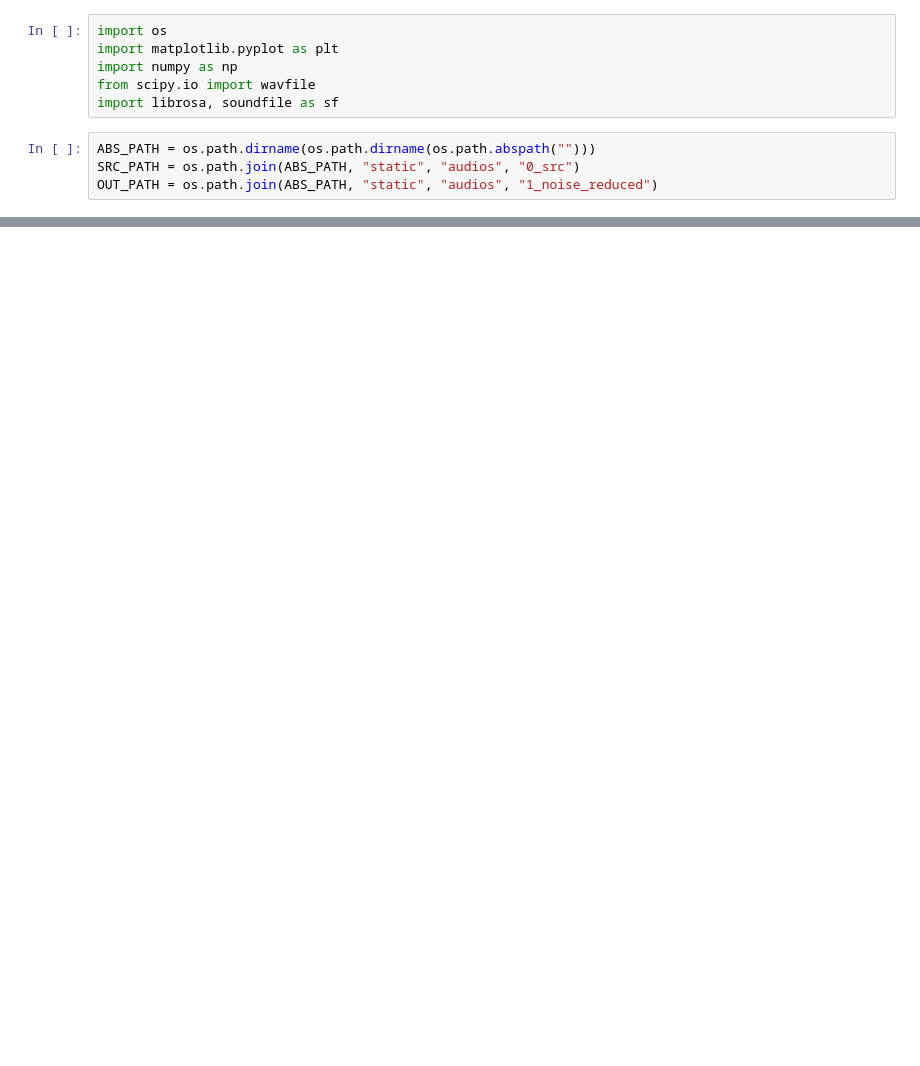
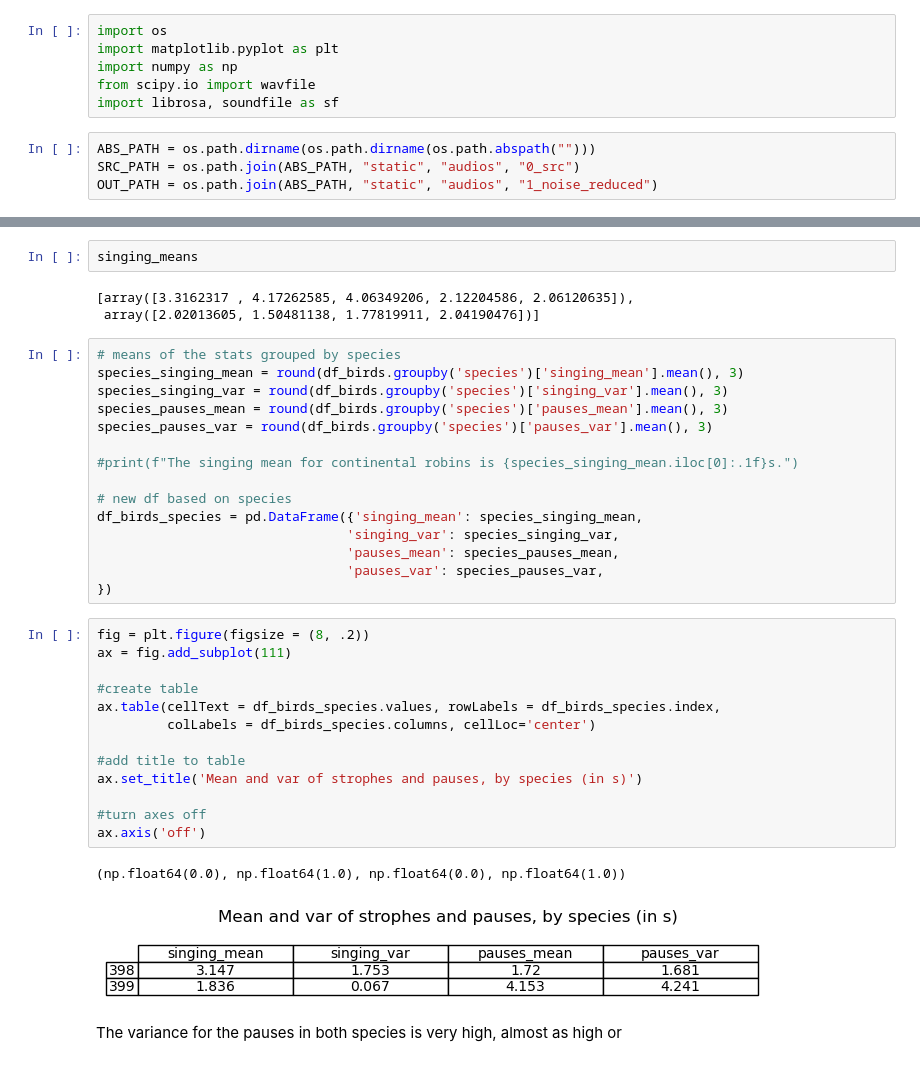
Before and after one commit to Moorboor/AviDex, a Jupyter notebook: scripts/1_preprocessing/Preprocessing.ipynb, the cells around one changed output, grey strips where cells are left out. Drawn from its saved outputs; the diff is of its cells as text; blank space fills up the shorter version.

```diff
--- a/scripts/1_preprocessing/Preprocessing.ipynb
+++ b/scripts/1_preprocessing/Preprocessing.ipynb
@@ -143,0 +259,38 @@ array([    0.        ,    30.74706619,    61.49413239,    92.24119858,
+# %%
+singing_means
+# %% [output]
+[array([3.3162317 , 4.17262585, 4.06349206, 2.12204586, 2.06120635]),
+ array([2.02013605, 1.50481138, 1.77819911, 2.04190476])]
+# %%
+# means of the stats grouped by species
+species_singing_mean = round(df_birds.groupby('species')['singing_mean'].mean(), 3)
+species_singing_var = round(df_birds.groupby('species')['singing_var'].mean(), 3)
+species_pauses_mean = round(df_birds.groupby('species')['pauses_mean'].mean(), 3)
+species_pauses_var = round(df_birds.groupby('species')['pauses_var'].mean(), 3)
+
+#print(f"The singing mean for continental robins is {species_singing_mean.iloc[0]:.1f}s.")
+
+# new df based on species
+df_birds_species = pd.DataFrame({'singing_mean': species_singing_mean,
+                                'singing_var': species_singing_var,
+                                'pauses_mean': species_pauses_mean,
+                                'pauses_var': species_pauses_var,
+})
+# %%
+fig = plt.figure(figsize = (8, .2))
+ax = fig.add_subplot(111)
+
+#create table
+ax.table(cellText = df_birds_species.values, rowLabels = df_birds_species.index,
+         colLabels = df_birds_species.columns, cellLoc='center')
+
+#add title to table
+ax.set_title('Mean and var of strophes and pauses, by species (in s)')
+
+#turn axes off
+ax.axis('off')
+# %% [output]
+(np.float64(0.0), np.float64(1.0), np.float64(0.0), np.float64(1.0))
+[figure, added]
+# %% [markdown]
+The variance for the pauses in both species is very high, almost as high or
```
Also changed, not shown: parts of 17 cells of this notebook.
